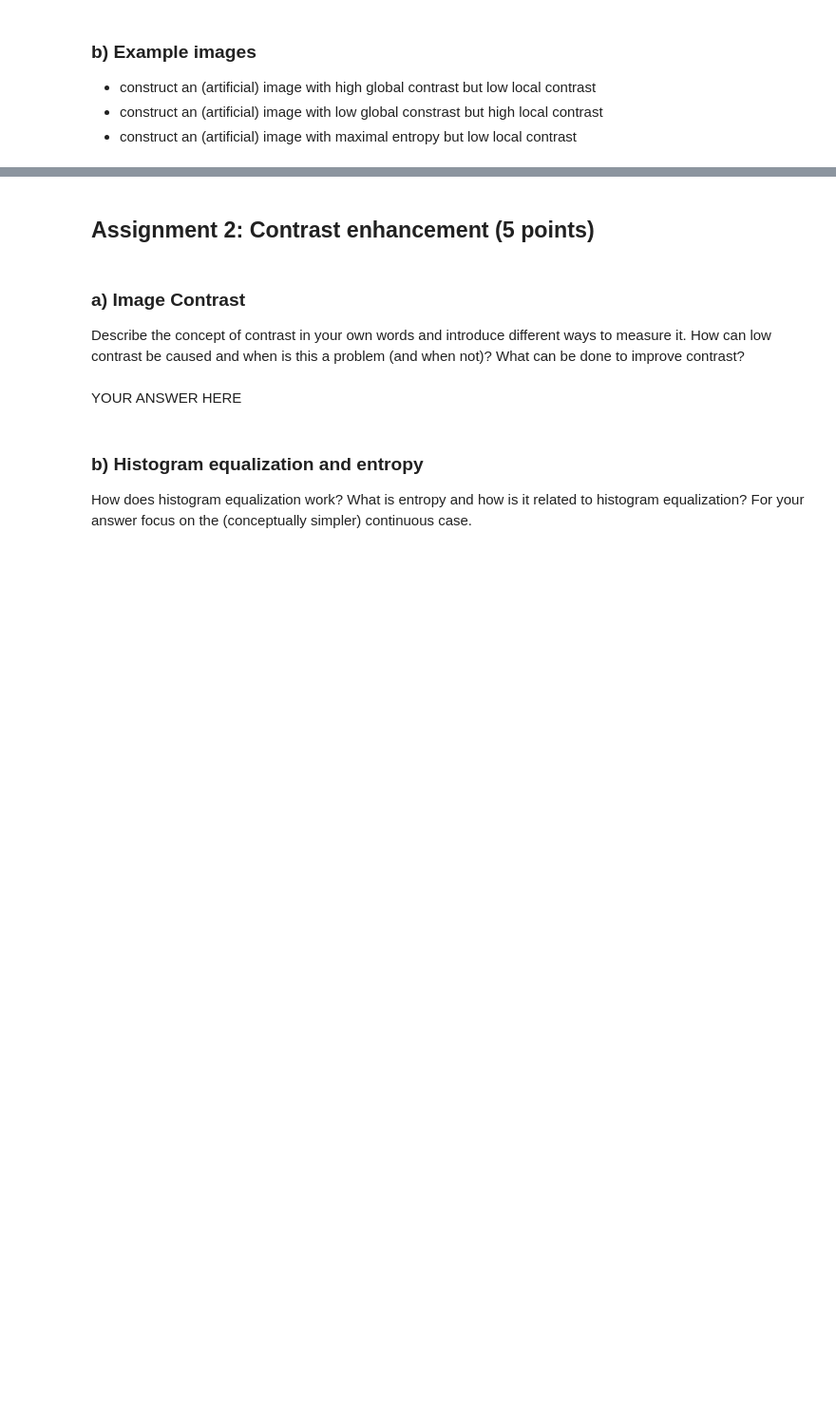
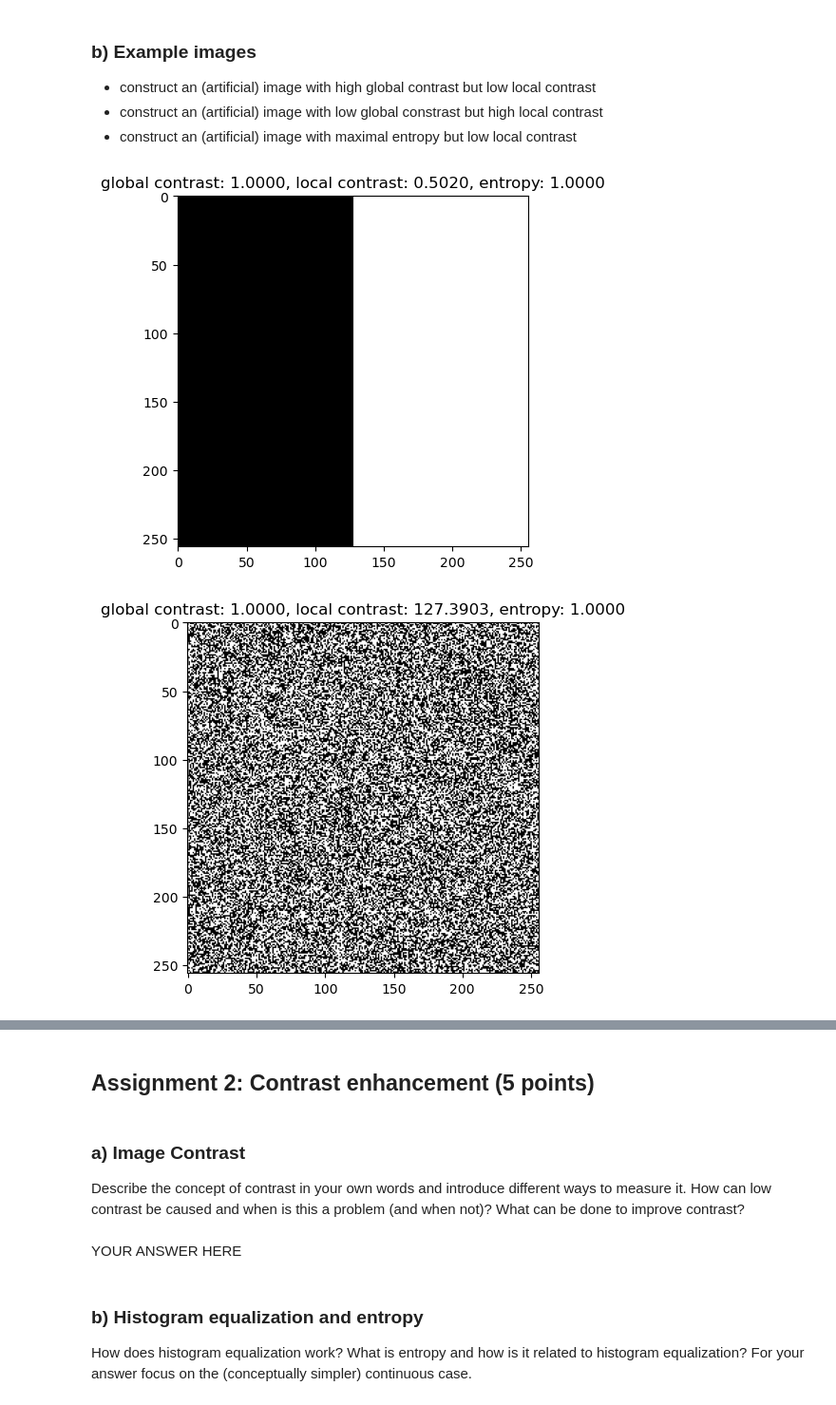
Before and after one commit to Moorboor/ComputerVision, a Jupyter notebook: Homeworks/1/sheet01.ipynb, the cells around one changed output, grey strips where cells are left out. Shown at 95% size. Cells and saved outputs as stored; diff of their text form; code cells hidden in the pictures; blank space fills up the shorter version.

```diff
--- a/Homeworks/1/sheet01.ipynb
+++ b/Homeworks/1/sheet01.ipynb
@@ -122,34 +167,57 @@ FileNotFoundError: No such file: 'c:\Users\moorb\Documents\MyProjects\Code\Repos
 # %%
 %matplotlib inline
 import numpy as np
 import matplotlib.pyplot as plt
 
 def image_info(img):
     """ Displays an image, local and global contrast, and the entropy
 
     Args:
         img (ndarray): Image which is displayed and statics are computed for.
 
     """
     info = "global contrast: {:.4f}, local contrast: {:.4f}, entropy: {:.4f}"
     plt.title(info.format(global_contrast(img), local_contrast(img), entropy(img)))
     plt.imshow(img, vmin=0, vmax=255)
     plt.show()
 
+# Create an artificial image with high global contrast but low local contrast
+img1 = np.zeros((256, 256), np.uint8)
+# Difference between 0 (black) and 255 (white) creates high global contrast
+img1[:, :128] = 0    # Left half black
+# The local contrast is low because each half is uniform and there are no changes withting small neighborhoods
+img1[:, 128:] = 255  # Right half white
 
-img1 = np.zeros((256, 256),np.uint8)
-# YOUR CODE HERE
-raise NotImplementedError()
 image_info(img1)
 
 
+# Create an artificial image with high local contrast but low global contrast
 img2 = np.zeros((256, 256),np.uint8)
-# YOUR CODE HERE
-raise NotImplementedError()
+block_size = 8
+
+# Create high local contrast within small blocks (alternating between 0 and 255)
+for i in range(0, 256, block_size):
+    for j in range(0, 256, block_size):
+        # Fill each block with alternating black and white pixels
+        img2[i:i+block_size, j:j+block_size] = np.random.choice([0, 255], size=(block_size, block_size))
+
 image_info(img2)
 
 
+# Create an artificial image with maximal entropy but low global contrast
 img3 = np.zeros((256, 256),np.uint8)
-# YOUR CODE HERE
-raise NotImplementedError()
+
+# Add some random noise (values between 0 and 10)
+img3 = np.clip(img3 + np.random.randint(0, 10, (256, 256), np.uint8), 0, 255)
+
+# Create a gradient (smooth transition from black to white)
+gradient = np.linspace(0, 255, 256).astype(np.uint8)  # Horizontal gradient
+img3 = np.tile(gradient, (256, 1))  # Repeat it across the entire image
+
+# Clip pixel values to stay within valid range (0 to 255)
+img3 = np.clip(img3, 0, 255)
+
 image_info(img3)
+# %% [output]
+[figure, added]
+[figure, added]
```
Also changed, not shown: parts of 4 cells of this notebook.
